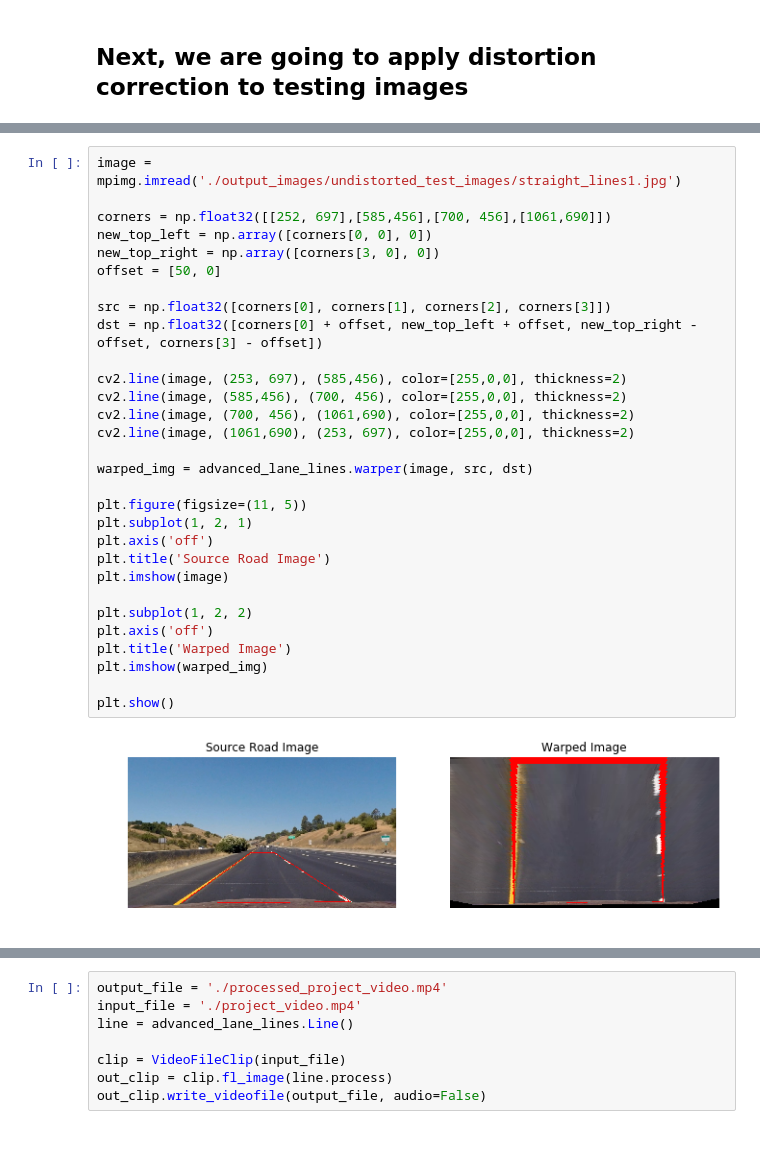
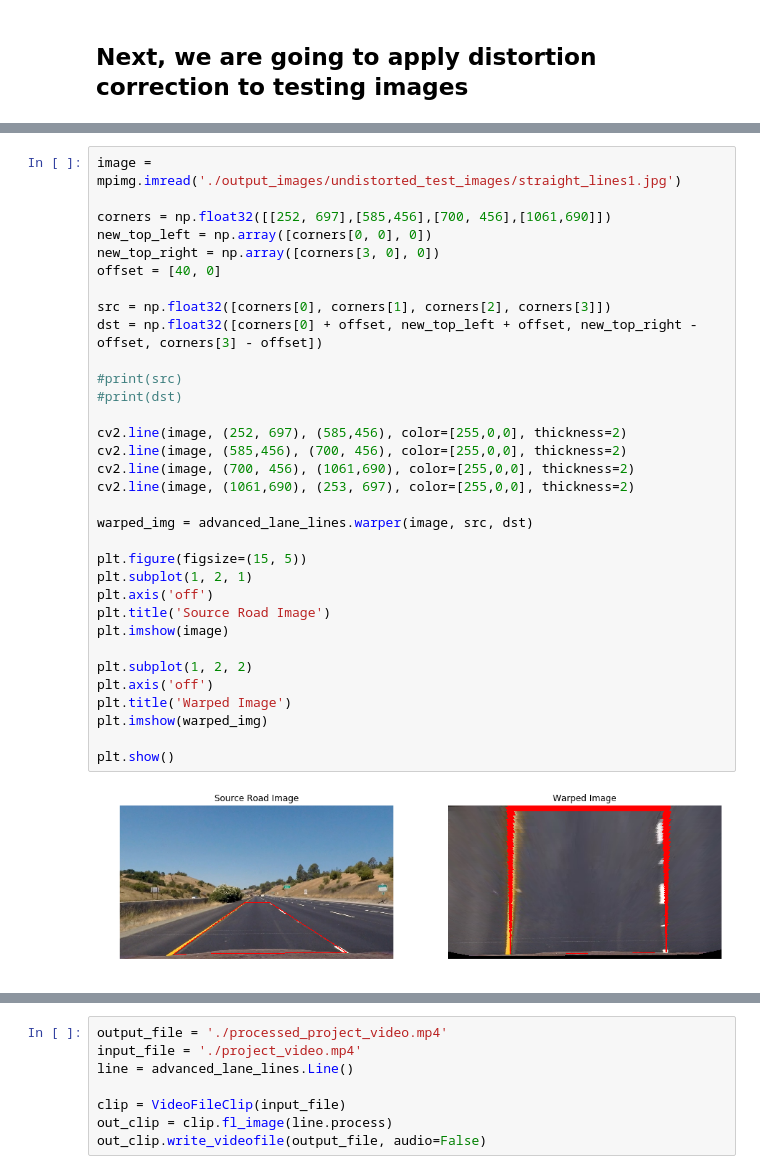
Before and after one commit to Wellingking/CarND-Advanced-Lane-Lines, a Jupyter notebook: advanced_lane_lines.ipynb, the cells around one changed output, grey strips where cells are left out. Cells and saved outputs as stored; diff of their text form; blank space fills up the shorter version.

```diff
--- a/advanced_lane_lines.ipynb
+++ b/advanced_lane_lines.ipynb
@@ -231,35 +227,38 @@ Warped operation is encapculated in **`PerspectiveTransformer`** class of the **
 # %%
 image = mpimg.imread('./output_images/undistorted_test_images/straight_lines1.jpg')
 
 corners = np.float32([[252, 697],[585,456],[700, 456],[1061,690]])
 new_top_left = np.array([corners[0, 0], 0])
 new_top_right = np.array([corners[3, 0], 0])
-offset = [50, 0]
+offset = [40, 0]
 
 src = np.float32([corners[0], corners[1], corners[2], corners[3]])
 dst = np.float32([corners[0] + offset, new_top_left + offset, new_top_right - offset, corners[3] - offset])
 
-cv2.line(image, (253, 697), (585,456), color=[255,0,0], thickness=2)
+#print(src)
+#print(dst)
+
+cv2.line(image, (252, 697), (585,456), color=[255,0,0], thickness=2)
 cv2.line(image, (585,456), (700, 456), color=[255,0,0], thickness=2)
 cv2.line(image, (700, 456), (1061,690), color=[255,0,0], thickness=2)
 cv2.line(image, (1061,690), (253, 697), color=[255,0,0], thickness=2)
 
 warped_img = advanced_lane_lines.warper(image, src, dst)
 
-plt.figure(figsize=(11, 5))
+plt.figure(figsize=(15, 5))
 plt.subplot(1, 2, 1)
 plt.axis('off')
 plt.title('Source Road Image')
 plt.imshow(image)
 
 plt.subplot(1, 2, 2)
 plt.axis('off')
 plt.title('Warped Image')
 plt.imshow(warped_img)
 
 plt.show()
 # %% [output]
-[figure, old version]
+[figure, new version]
 # %%
 index = 0
 plt.figure(figsize=(8, 18))
```
Also changed, not shown: parts of 18 cells of this notebook, 10 other files.
